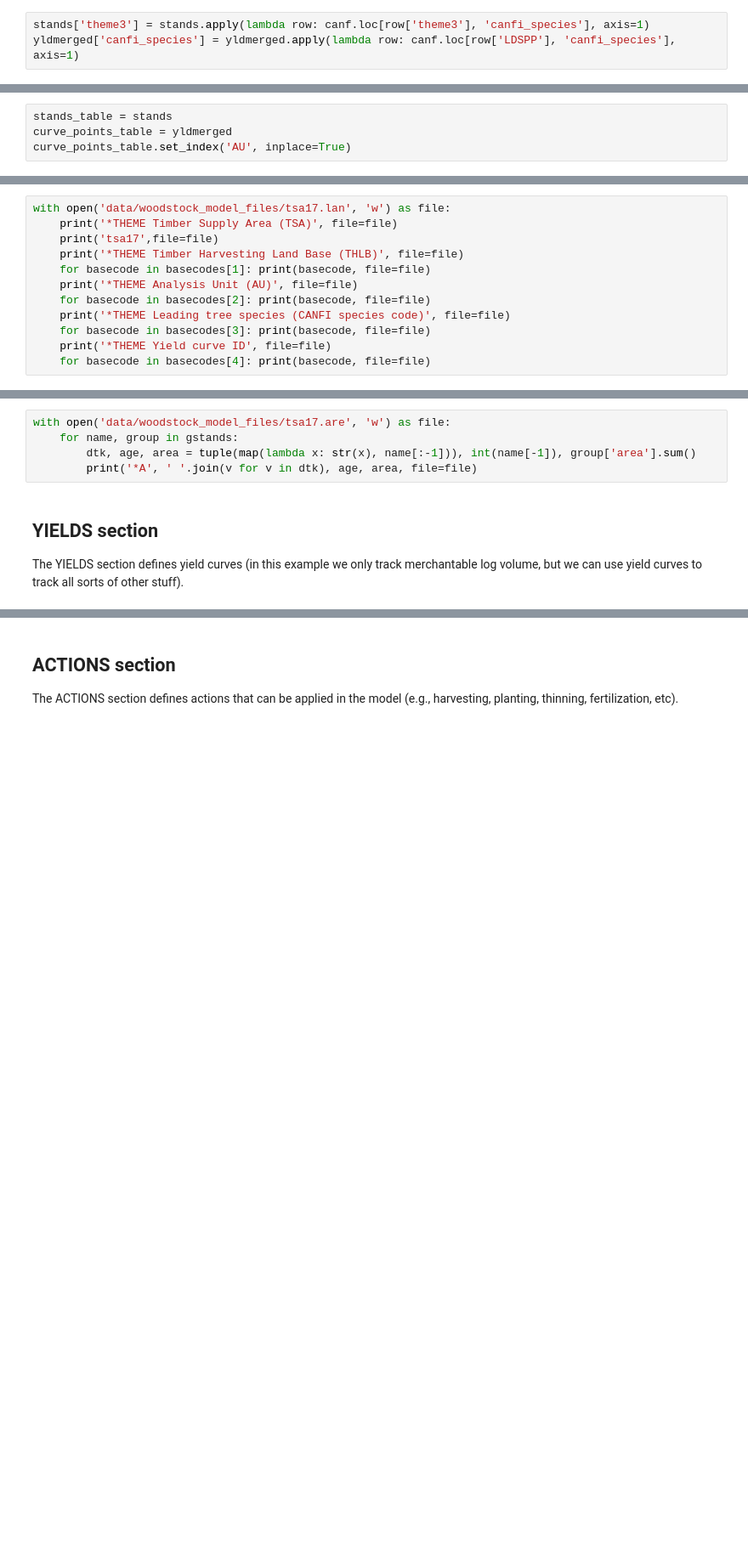
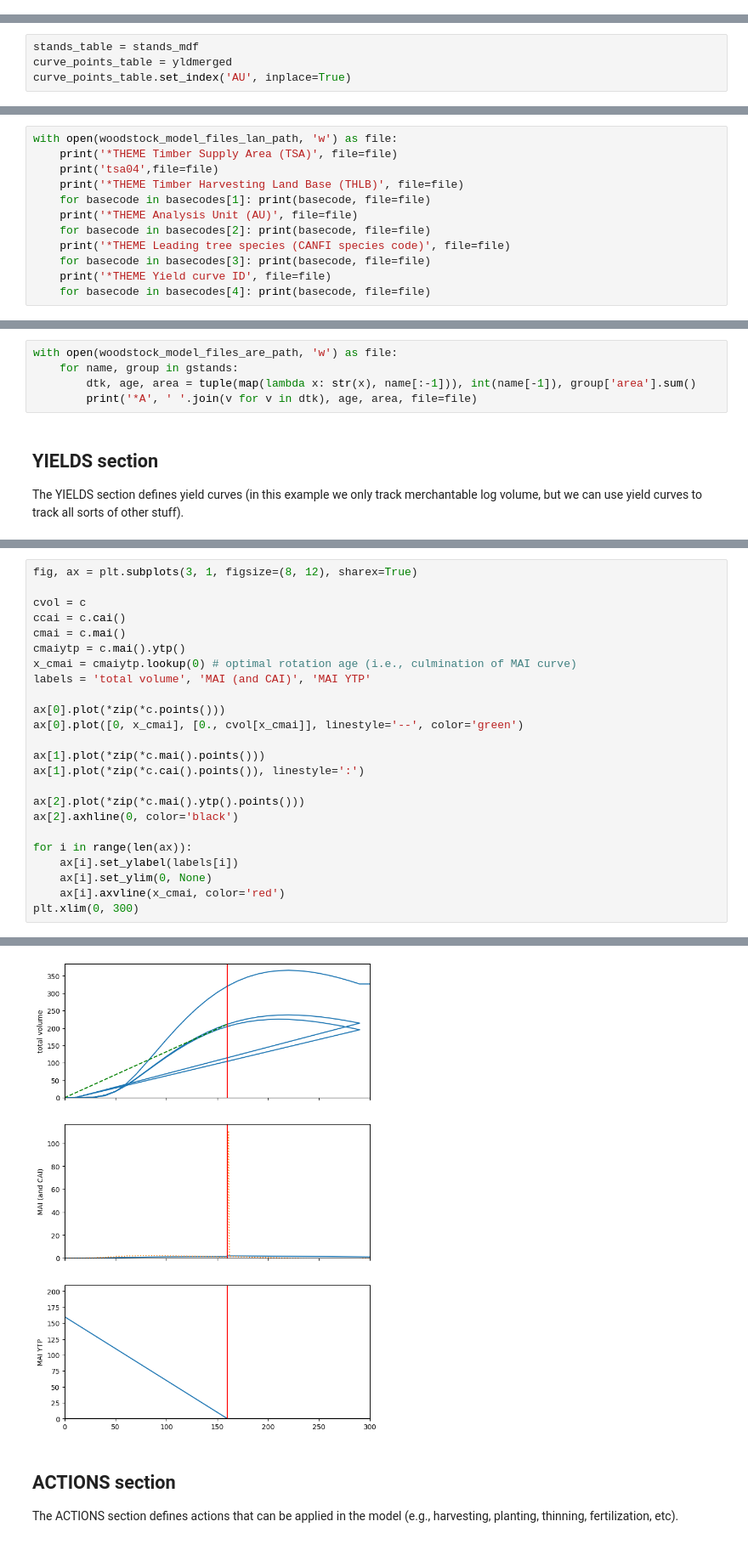
Before and after one commit to UBC-FRESH/nbds_mining, a Jupyter notebook: 00_woodstock_files.ipynb, the cells around one changed output, grey strips where cells are left out. Shown at 85% size. Drawn from its saved outputs; the diff is of its cells as text; blank space fills up the shorter version.

```diff
--- a/00_woodstock_files.ipynb
+++ b/00_woodstock_files.ipynb
@@ -151,3 +315,0 @@ Burn CANFI species codes into stand and yield data tables.
-# %%
-stands['theme3'] = stands.apply(lambda row: canf.loc[row['theme3'], 'canfi_species'], axis=1)
-yldmerged['canfi_species'] = yldmerged.apply(lambda row: canf.loc[row['LDSPP'], 'canfi_species'], axis=1)
@@ -163,7 +351,7 @@ stands.to_csv('data/stands_table.csv', header=True, index=False)
 # %% [markdown]
 Rename stuff to match variable names we expect further down.
 # %%
-stands_table = stands
+stands_table = stands_mdf
 curve_points_table = yldmerged
 curve_points_table.set_index('AU', inplace=True)
 # %% [markdown]
@@ -196,9 +386,9 @@ basecodes[2] = list(set(basecodes[2] + list(stands_table['theme2'].astype(str)))
 basecodes[3] = list(set(basecodes[3] + list(stands_table['theme3'].astype(str))))
 basecodes[4] = list(set(basecodes[4] + list(stands_table['theme4'].astype(str))))
 # %%
-with open('data/woodstock_model_files/tsa17.lan', 'w') as file:
+with open(woodstock_model_files_lan_path, 'w') as file:
     print('*THEME Timber Supply Area (TSA)', file=file)
-    print('tsa17',file=file)
+    print('tsa04',file=file)
     print('*THEME Timber Harvesting Land Base (THLB)', file=file)
     for basecode in basecodes[1]: print(basecode, file=file)
     print('*THEME Analysis Unit (AU)', file=file)
@@ -214,7 +404,7 @@ The AREAS section defines the initial forest inventory, in terms of how many hec
 # %%
 gstands = stands_table.groupby(theme_cols+['age'])
 # %%
-with open('data/woodstock_model_files/tsa17.are', 'w') as file:
+with open(woodstock_model_files_are_path, 'w') as file:
     for name, group in gstands:
         dtk, age, area = tuple(map(lambda x: str(x), name[:-1])), int(name[-1]), group['area'].sum()
         print('*A', ' '.join(v for v in dtk), age, area, file=file)
@@ -247,0 +456,25 @@ with open('data/woodstock_model_files/tsa17.yld', 'w') as file:
+# %%
+fig, ax = plt.subplots(3, 1, figsize=(8, 12), sharex=True)
+
+cvol = c
+ccai = c.cai()
+cmai = c.mai()
+cmaiytp = c.mai().ytp()
+x_cmai = cmaiytp.lookup(0) # optimal rotation age (i.e., culmination of MAI curve)
+labels = 'total volume', 'MAI (and CAI)', 'MAI YTP'
+
+ax[0].plot(*zip(*c.points()))
+ax[0].plot([0, x_cmai], [0., cvol[x_cmai]], linestyle='--', color='green')
+
+ax[1].plot(*zip(*c.mai().points()))
+ax[1].plot(*zip(*c.cai().points()), linestyle=':')
+
+ax[2].plot(*zip(*c.mai().ytp().points()))
+ax[2].axhline(0, color='black')
+
+for i in range(len(ax)):
+    ax[i].set_ylabel(labels[i])
+    ax[i].set_ylim(0, None)
+    ax[i].axvline(x_cmai, color='red')
+plt.xlim(0, 300)
+# %% [output]
@@ -248,3 +482,4 @@ with open('data/woodstock_model_files/tsa17.yld', 'w') as file:
+[figure, added]
 # %% [markdown]
 ## ACTIONS section
 
```
Also changed, not shown: parts of 32 cells of this notebook, 18 other files.
